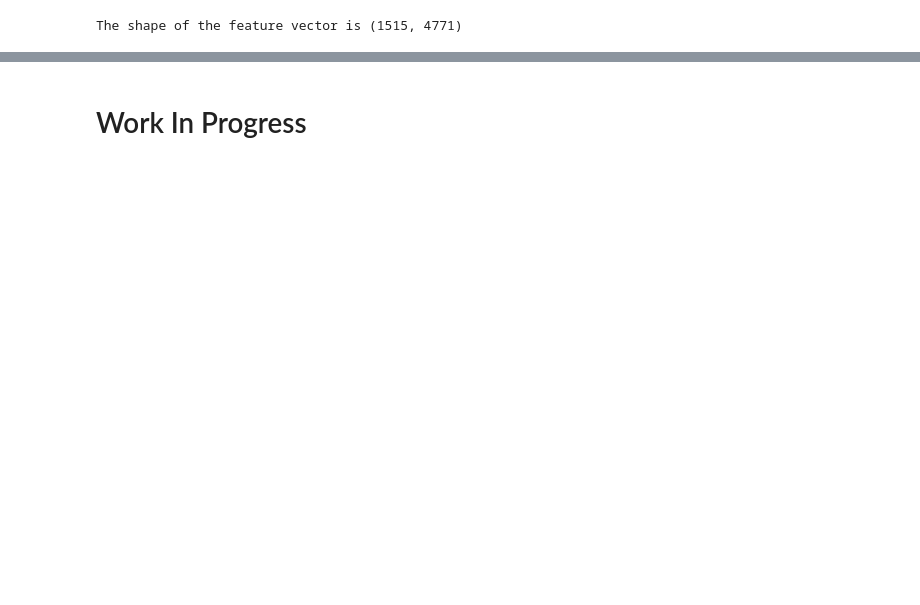
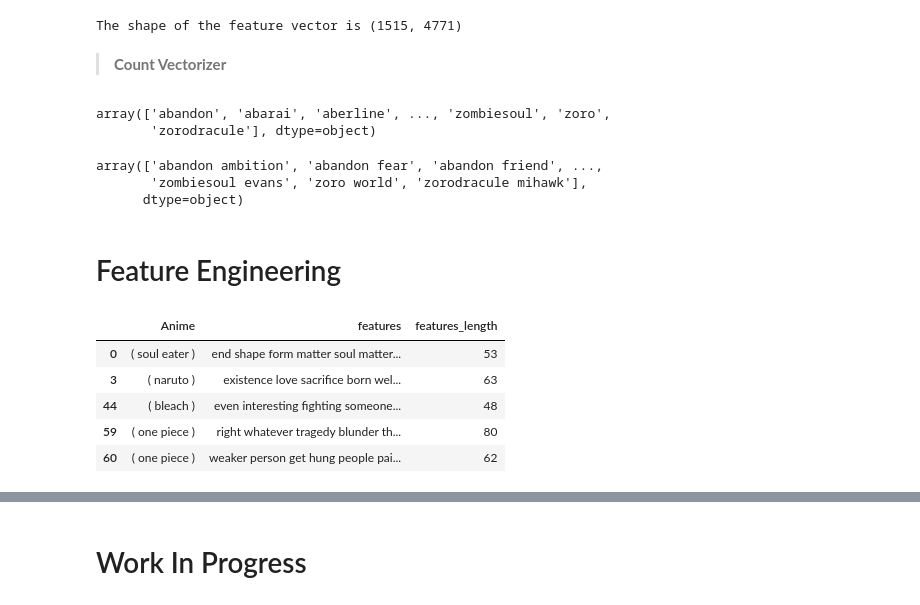
Before and after one commit to mahii6991/Kaggle_Projects, a Jupyter notebook: playing-with-anime.ipynb, the cells around one changed output, grey strips where cells are left out. Drawn from its saved outputs; the diff is of its cells as text; code cells hidden in the pictures; blank space fills up the shorter version.

Commit message:
Kaggle Notebook | Predicting 🐱‍👤Anime Using Machine Learning🐱‍🏍 | Version 13

```diff
--- a/playing-with-anime.ipynb
+++ b/playing-with-anime.ipynb
@@ -583,3 +585,24 @@ features = tfidf.fit_transform(new_data_2['features'])
 print("The shape of the feature vector is {}".format(features.shape))
 # %% [output]
 The shape of the feature vector is (1515, 4771)
+# %% [markdown]
+> **Count Vectorizer**
+# %%
+from sklearn.feature_extraction.text import CountVectorizer
+
+count_vect = CountVectorizer()
+X = count_vect.fit_transform(new_data_2['features'])
+count_vect.get_feature_names_out()
+# %% [output]
+array(['abandon', 'abarai', 'aberline', ..., 'zombiesoul', 'zoro',
+       'zorodracule'], dtype=object)
+# %%
+count_vect_2 = CountVectorizer(analyzer='word',ngram_range=(2,2))
+X1 = count_vect_2.fit_transform(new_data_2['features'])
+count_vect_2.get_feature_names_out()
+# %% [output]
+array(['abandon ambition', 'abandon fear', 'abandon friend', ...,
+       'zombiesoul evans', 'zoro world', 'zorodracule mihawk'],
+      dtype=object)
+# %% [markdown]
+# Feature Engineering
@@ -585,0 +612,9 @@ The shape of the feature vector is (1515, 4771)
+# %%
+new_data_2.head()
+# %% [output]
+|  | Anime | features | features_length |
+| 0 | ( soul eater ) | end shape form matter soul matter... | 53 |
+| 3 | ( naruto ) | existence love sacrifice born wel... | 63 |
+| 44 | ( bleach ) | even interesting fighting someone... | 48 |
+| 59 | ( one piece ) | right whatever tragedy blunder th... | 80 |
+| 60 | ( one piece ) | weaker person get hung people pai... | 62 |
```
Also changed, not shown: parts of 7 cells of this notebook.
